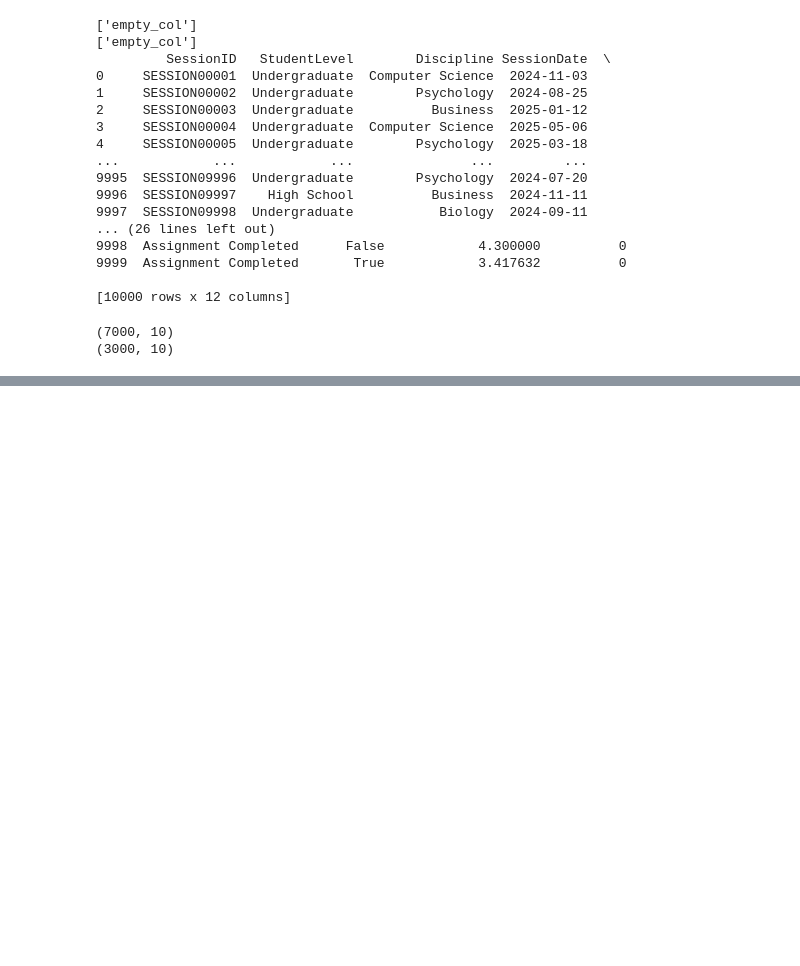
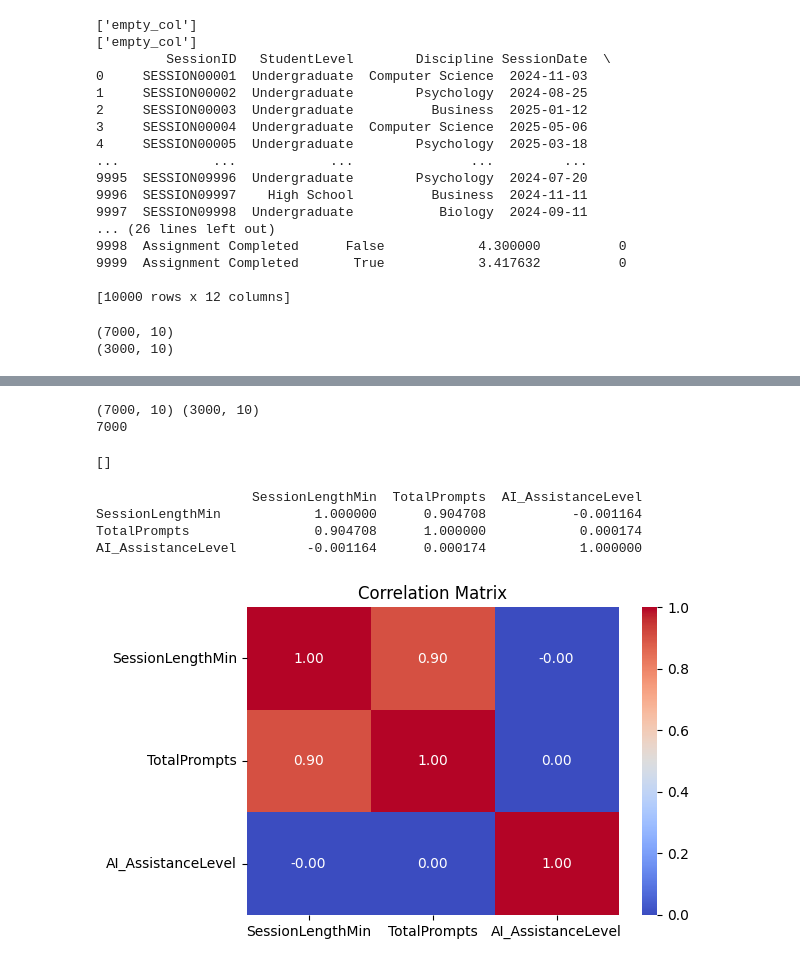
Before and after one commit to Madathanapalleleena/ML_LAB_152, a Jupyter notebook: ML_Lab_Practice.ipynb, the cells around one changed output, grey strips where cells are left out. Cells and saved outputs as stored; diff of their text form; code cells hidden in the pictures; blank space fills up the shorter version.

Commit message:
Performed correlation feature filtering

```diff
--- a/ML_Lab_Practice.ipynb
+++ b/ML_Lab_Practice.ipynb
@@ -523,0 +534,4 @@ for i in train_x.
+# %%
+#extra feature to test for quasi constant
+df['q_col']=[0]*9997+[1,1,1]
+print(df)
@@ -523,0 +614,36 @@ for i in train_x.
+# %%
+print(x_train.shape,x_test.shape)
+print(len(x_train))
+# %% [output]
+(7000, 10) (3000, 10)
+7000
+# %%
+#duplicate features
+dup_feat=[]
+for i in range(len(x_train.columns)):
+  col1=x_train.columns[i]
+  for col2 in x_train.columns[i+1:]:
+    if x_train[col1].equals(x_train[col2]):
+      dup_feat.append(col2)
+print(dup_feat)
+# %% [output]
+[]
+# %%
+#correlation
+import matplotlib.pyplot as plt
+import seaborn as sns
+from sklearn.model_selection import train_test_split
+x_train,x_test,y_train,y_test=train_test_split(df.drop('SatisfactionRating',axis=1),df['SatisfactionRating'],test_size=0.3,random_state=42)
+numeric_data=x_train.select_dtypes(include=['number'])
+corrmat=numeric_data.corr()
+print(corrmat)
+plt.figure(figsize=(6,4))
+sns.heatmap(corrmat, annot=True, fmt=".2f", cmap="coolwarm")
+plt.title("Correlation Matrix")
+plt.show()
+# %% [output]
+                    SessionLengthMin  TotalPrompts  AI_AssistanceLevel
+SessionLengthMin            1.000000      0.904708           -0.001164
+TotalPrompts                0.904708      1.000000            0.000174
+AI_AssistanceLevel         -0.001164      0.000174            1.000000
+[figure, added]
```
Also changed, not shown: parts of 10 cells of this notebook.
